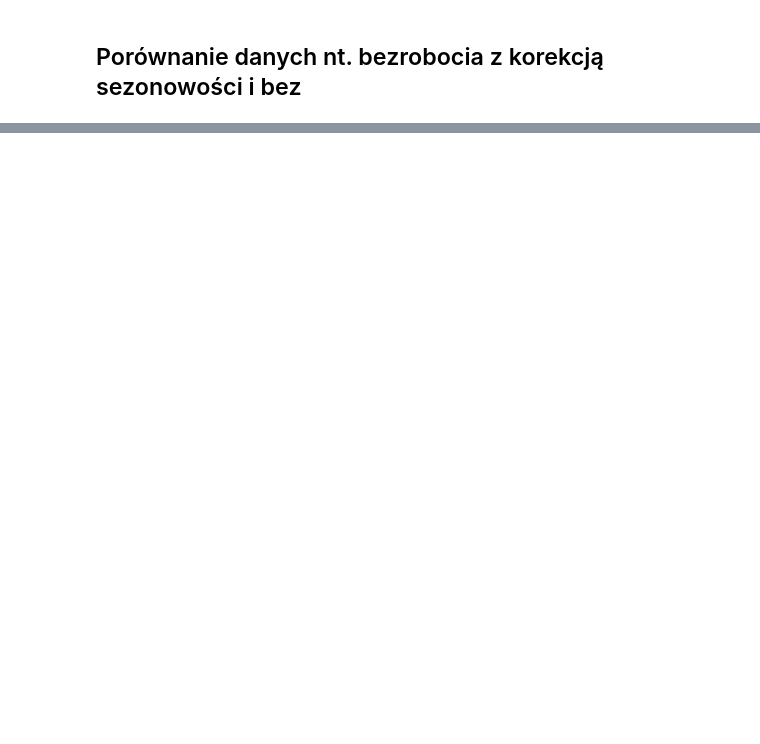
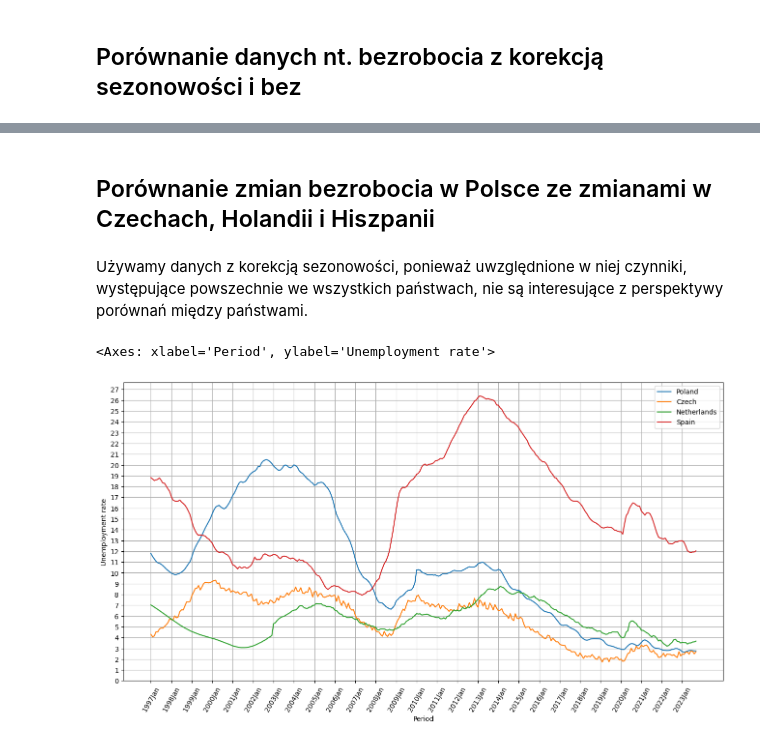
Before and after one commit to maksanm/SAD-project1, a Jupyter notebook: src/raport.ipynb, the cells around one changed output, grey strips where cells are left out. Cells and saved outputs as stored; diff of their text form; code cells hidden in the pictures; blank space fills up the shorter version.

```diff
--- a/src/raport.ipynb
+++ b/src/raport.ipynb
@@ -12,3 +10,8 @@ Poland = DataLoader('../data/poland')
+# %%
+Poland = DataLoader('../data/poland')
+Czech = DataLoader('../data/czech')
+Netherlands = DataLoader('../data/netherlands')
+Spain = DataLoader('../data/spain')
 # %% [markdown]
 ## Porównanie danych nt. bezrobocia z korekcją sezonowości i bez
 # %%
@@ -41,0 +45,22 @@ df.plot(xticks=x_ticks, yticks=y_ticks, figsize=(16, 8), rot=90, grid=True)
+# %% [markdown]
+## Porównanie zmian bezrobocia w Polsce ze zmianami w Czechach, Holandii i Hiszpanii
+# %% [markdown]
+Używamy danych z korekcją sezonowości, ponieważ uwzględnione w niej czynniki, występujące powszechnie we wszystkich państwach, nie są interesujące z perspektywy porównań między państwami.
+# %%
+df_unrate_pl = Poland.unrate_adjusted_df.copy()
+df_unrate_cz = Czech.unrate_adjusted_df.copy()
+df_unrate_nl = Netherlands.unrate_adjusted_df.copy()
+df_unrate_es = Spain.unrate_adjusted_df.copy()
+df = pd.DataFrame({
+    'Poland': df_unrate_pl['Rate'].tolist(),
+    'Czech': df_unrate_cz['Rate'].tolist(),
+    'Netherlands': df_unrate_nl['Rate'].tolist(),
+    'Spain': df_unrate_es['Rate'].tolist()
+    }, index=df_adjusted['Period'])
+
+x_ticks = range(0, df_unrate_es['Period'].count(), 12)
+y_ticks = range(0, int(max(df_unrate_es['Rate'])) + 2)
+df.plot(xticks=x_ticks, yticks=y_ticks, figsize=(16, 8), rot=60, grid=True, ylabel="Unemployment rate")
+# %% [output]
+<Axes: xlabel='Period', ylabel='Unemployment rate'>
+[figure, added]
```
Also changed, not shown: parts of 3 cells of this notebook, 4 other files.
